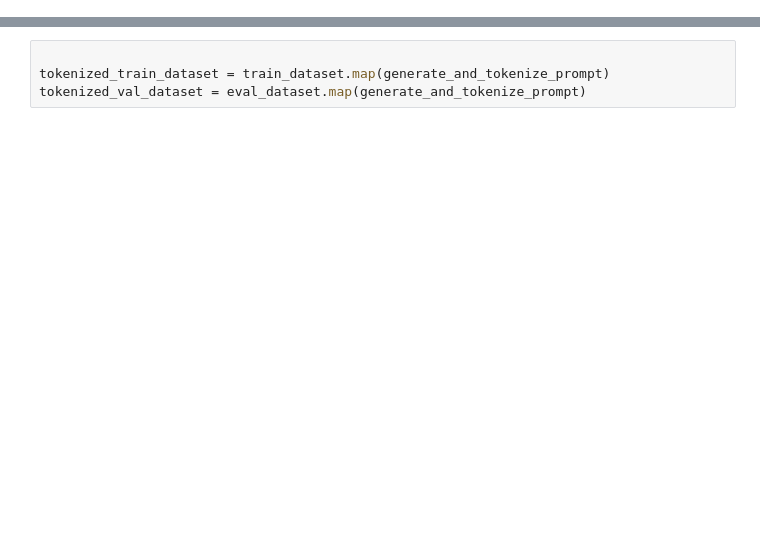
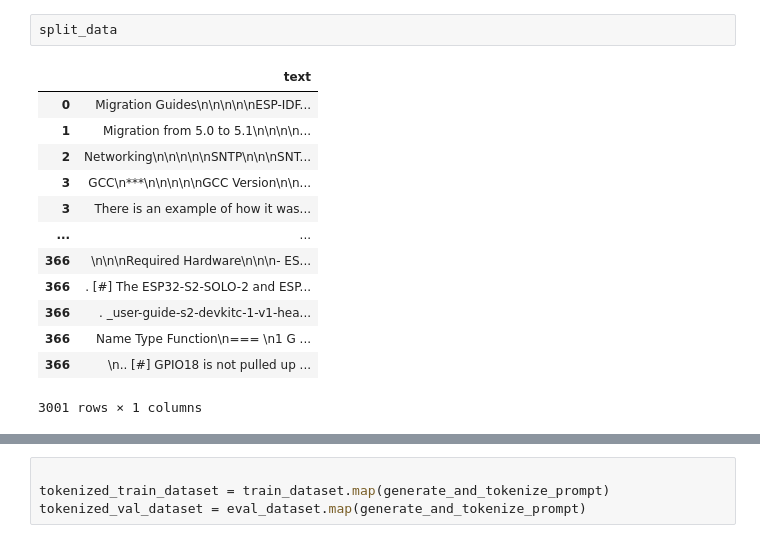
Before and after one commit to gouthamsk98/LLM-Adaptive-Course-Evaluation-Training, a Jupyter notebook: dataset_preprocessor.ipynb, the cells around one changed output, grey strips where cells are left out. Saved outputs shown, nothing was run; the diff lists cells and outputs as text; blank space fills up the shorter version.

```diff
--- a/dataset_preprocessor.ipynb
+++ b/dataset_preprocessor.ipynb
@@ -76,0 +188,16 @@ except:
+# %%
+split_data
+# %% [output]
+|  | text |
+| 0 | Migration Guides\n\n\n\n\nESP-IDF... |
+| 1 | Migration from 5.0 to 5.1\n\n\n\n... |
+| 2 | Networking\n\n\n\n\nSNTP\n\n\nSNT... |
+| 3 | GCC\n***\n\n\n\n\nGCC Version\n\n... |
+| 3 | There is an example of how it was... |
+| ... | ... |
+| 366 | \n\n\nRequired Hardware\n\n\n- ES... |
+| 366 | . [#] The ESP32-S2-SOLO-2 and ESP... |
+| 366 | . _user-guide-s2-devkitc-1-v1-hea... |
+| 366 | Name Type Function\n=== \n1 G ... |
+| 366 | \n.. [#] GPIO18 is not pulled up ... |
+3001 rows × 1 columns
```
Also changed, not shown: parts of 32 cells of this notebook, 12 other files.
